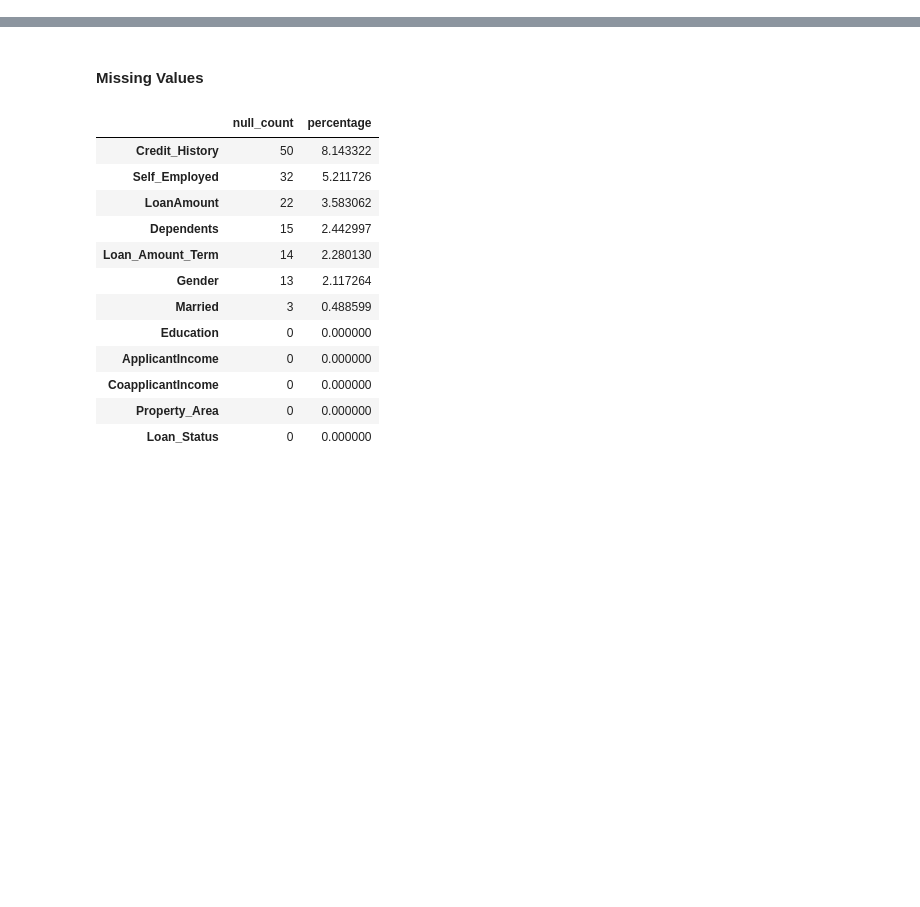
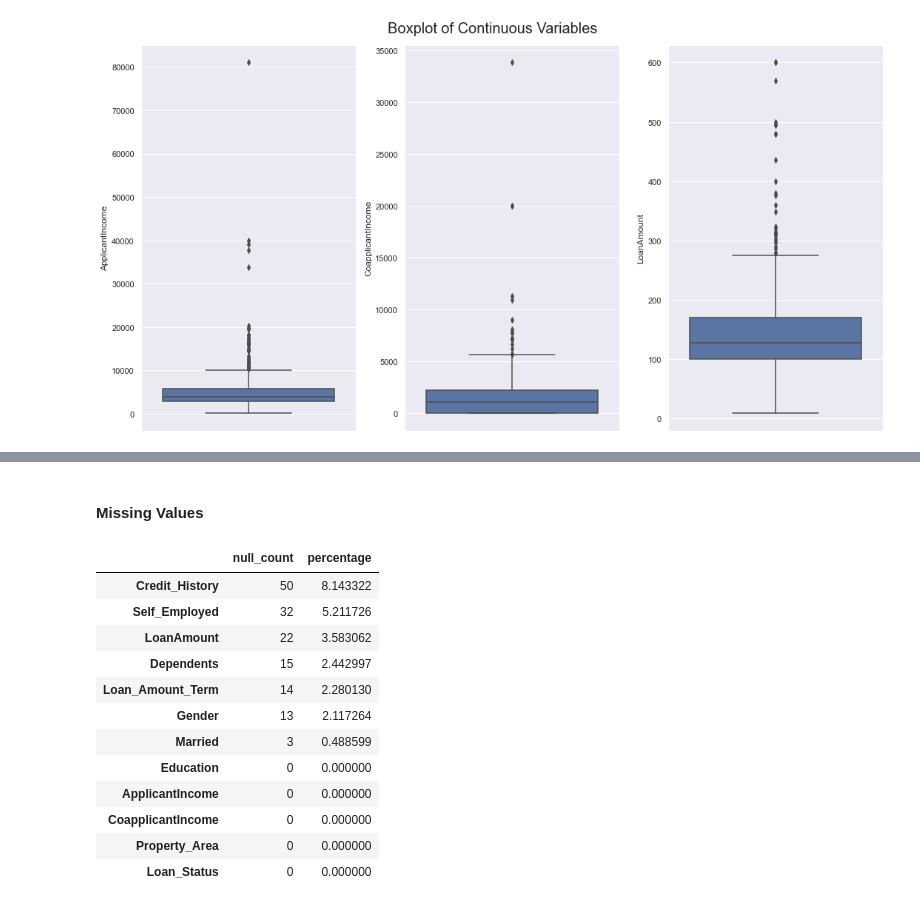
Before and after one commit to jebersabe/EDA-Projects, a Jupyter notebook: G7/Impute.ipynb, the cells around one changed output, grey strips where cells are left out. Cells and saved outputs as stored; diff of their text form; code cells hidden in the pictures; blank space fills up the shorter version.

```diff
--- a/G7/Impute.ipynb
+++ b/G7/Impute.ipynb
@@ -27,0 +52,13 @@ insurance.head()
+# %%
+fig, axes = plt.subplots(1, 3, figsize=(15, 8))
+fig.suptitle('Boxplot of Continuous Variables', fontsize=20)
+
+sns.boxplot(ax=axes[0], data=insurance.dropna(), y='ApplicantIncome')
+sns.boxplot(ax=axes[1], data=insurance.dropna(), y='CoapplicantIncome')
+
+sns.boxplot(ax=axes[2], data=insurance.dropna(), y='LoanAmount')
+# fig.delaxes(axes[1][1])
+fig.tight_layout(pad=1.0)
+plt.show()
+# %% [output]
+[figure, added]
```
Also changed, not shown: parts of 53 cells of this notebook, 1 other file.
